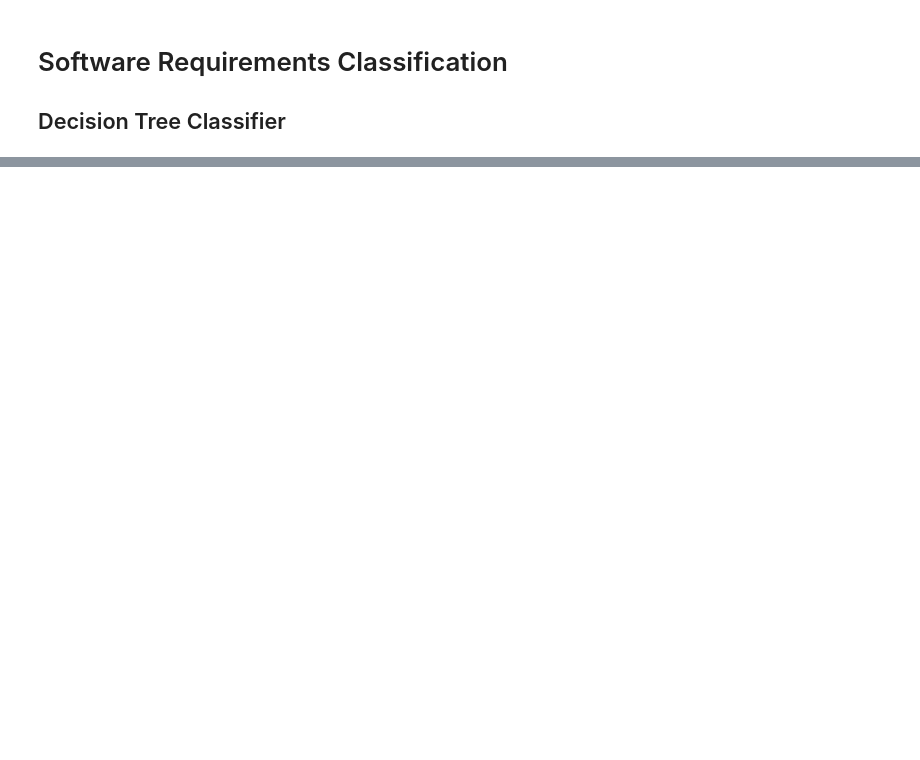
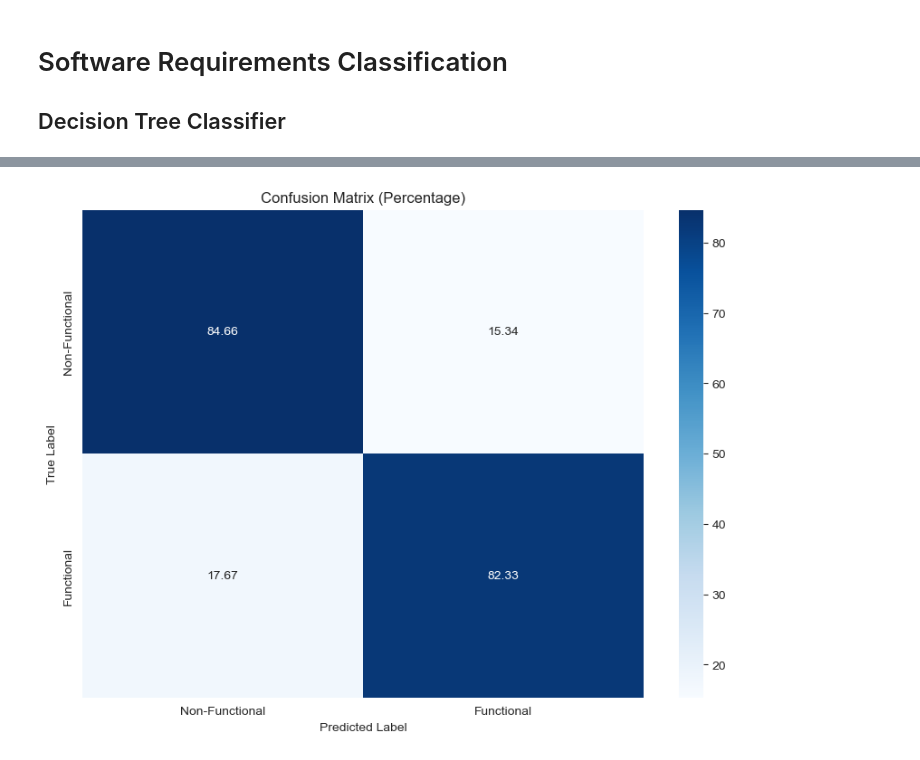
Before and after one commit to NickBres/SoftwareRequirementsClassification, a Jupyter notebook: DTC.ipynb, the cells around one changed output, grey strips where cells are left out. Drawn from its saved outputs; the diff is of its cells as text; code cells hidden in the pictures; blank space fills up the shorter version.

Commit message:
better trees

```diff
--- a/DTC.ipynb
+++ b/DTC.ipynb
@@ -46,6 +65,6 @@ y = df['Type']
 
 X_train, X_test, y_train, y_test = train_test_split(X, y, test_size=0.4, random_state=42)
 # %%
-vectorizer = TfidfVectorizer(analyzer=req_to_words)
+vectorizer = TfidfVectorizer()
 X_train = vectorizer.fit_transform(X_train)
 X_test = vectorizer.transform(X_test)
@@ -52,4 +107,9 @@ X_test = vectorizer.transform(X_test)
 # %%
-model = DecisionTreeClassifier()
+model = DecisionTreeClassifier(
+    criterion='gini',
+    max_depth=30,
+    min_samples_leaf=1,
+    min_samples_split=5
+)
 model.fit(X_train, y_train)
 # %% [output]
@@ -75,8 +158,13 @@ from sklearn.ensemble import AdaBoostClassifier
 # %%
 ada_model = AdaBoostClassifier(
-    estimator=DecisionTreeClassifier(max_depth=1),
+    estimator=DecisionTreeClassifier(
+        criterion='gini',
+        max_depth=30,
+        min_samples_leaf=1,
+        min_samples_split=5
+    ),
     n_estimators=50,
-    learning_rate=1
+    learning_rate=2
 )
 ada_model.fit(X_train, y_train)
 # %% [output]
@@ -98,0 +188,21 @@ weighted avg       0.79      0.79      0.79       391
+# %%
+from sklearn.metrics import confusion_matrix
+import seaborn as sns
+import matplotlib.pyplot as plt
+
+
+# Compute the normalized confusion matrix
+cm_normalized = confusion_matrix(y_test, y_pred, normalize='true')
+
+# Convert to percentage
+cm_percentage = cm_normalized * 100
+
+# Visualize the confusion matrix as percentages
+plt.figure(figsize=(10,7))
+sns.heatmap(cm_percentage, annot=True, fmt=".2f", cmap="Blues", xticklabels=['Non-Functional', 'Functional'], yticklabels=['Non-Functional', 'Functional'])
+plt.title('Confusion Matrix (Percentage)')
+plt.xlabel('Predicted Label')
+plt.ylabel('True Label')
+plt.show()
+# %% [output]
+[figure, added]
```
Also changed, not shown: parts of 16 cells of this notebook, 1 other file.
